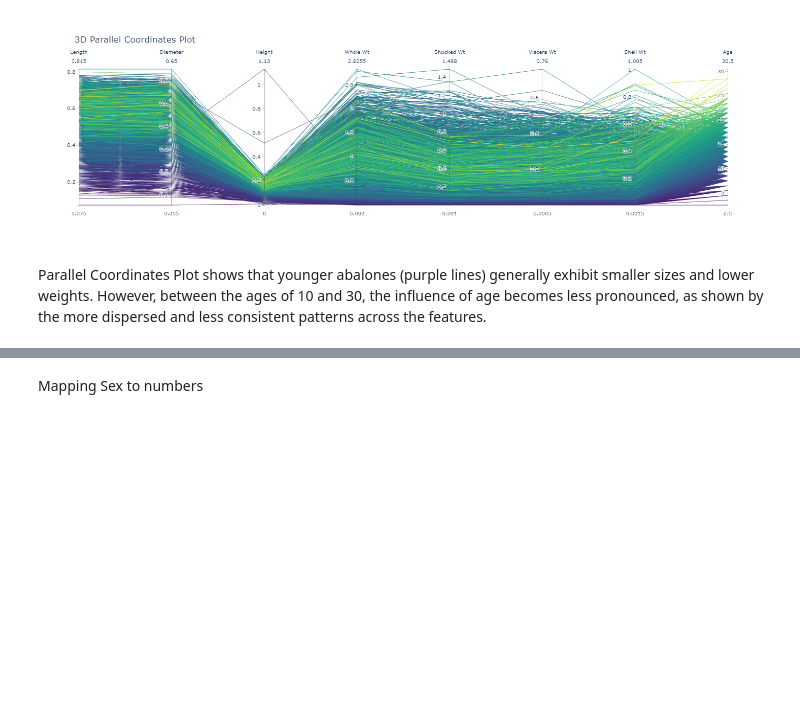
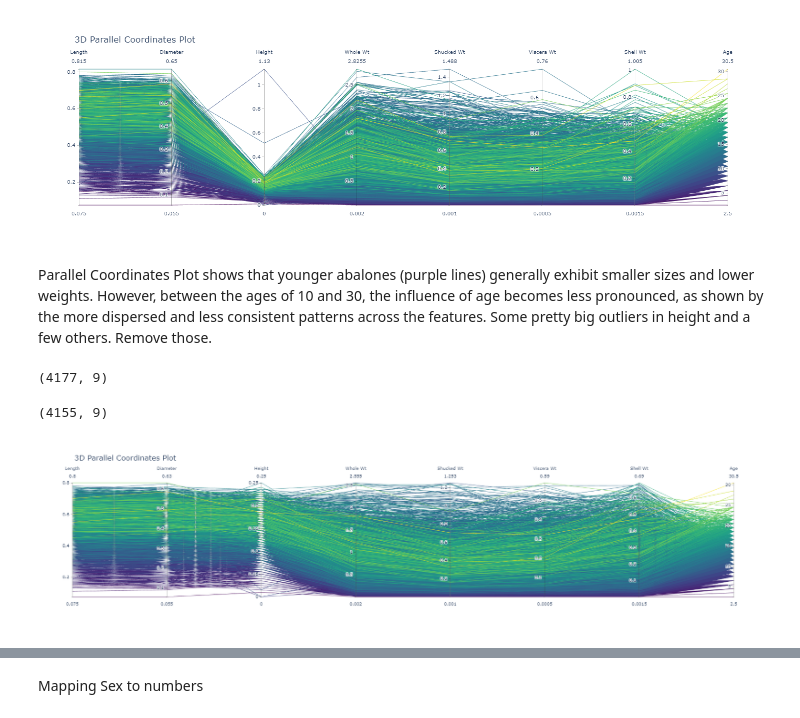
Before and after one commit to Kaizen256/ML-Projects, a Jupyter notebook: Abalone/Abalone.ipynb, the cells around one changed output, grey strips where cells are left out. Saved outputs shown, nothing was run; the diff lists cells and outputs as text; code cells hidden in the pictures; blank space fills up the shorter version.

```diff
--- a/Abalone/Abalone.ipynb
+++ b/Abalone/Abalone.ipynb
@@ -91,4 +91,8 @@ Image('figures/ParallelCoordinates.png')
 # %% [output]
 [figure]
 # %% [markdown]
-Parallel Coordinates Plot shows that younger abalones (purple lines) generally exhibit smaller sizes and lower weights. However, between the ages of 10 and 30, the influence of age becomes less pronounced, as shown by the more dispersed and less consistent patterns across the features.
+Parallel Coordinates Plot shows that younger abalones (purple lines) generally exhibit smaller sizes and lower weights. However, between the ages of 10 and 30, the influence of age becomes less pronounced, as shown by the more dispersed and less consistent patterns across the features. Some pretty big outliers in height and a few others. Remove those.
+# %%
+df.shape
+# %% [output]
+(4177, 9)
@@ -94,0 +106,26 @@ Parallel Coordinates Plot shows that younger abalones (purple lines) generally e
+# %%
+df.shape
+# %% [output]
+(4155, 9)
+# %%
+import plotly.graph_objects as go
+
+fig = go.Figure(data=
+    go.Parcoords(
+        line=dict(color=df['Age'], colorscale='Viridis'),
+        dimensions=list([
+            dict(label='Length', values=df['Length']),
+            dict(label='Diameter', values=df['Diameter']),
+            dict(label='Height', values=df['Height']),
+            dict(label='Whole Wt', values=df['Whole_weight']),
+            dict(label='Shucked Wt', values=df['Shucked_weight']),
+            dict(label='Viscera Wt', values=df['Viscera_weight']),
+            dict(label='Shell Wt', values=df['Shell_weight']),
+            dict(label='Age', values=df['Age']),
+        ])
+    )
+)
+fig.update_layout(title='3D Parallel Coordinates Plot')
+Image('figures/ParallelCoordinates2.png')
+# %% [output]
+[figure, added]
```
Also changed, not shown: parts of 14 cells of this notebook, 6 other files.
